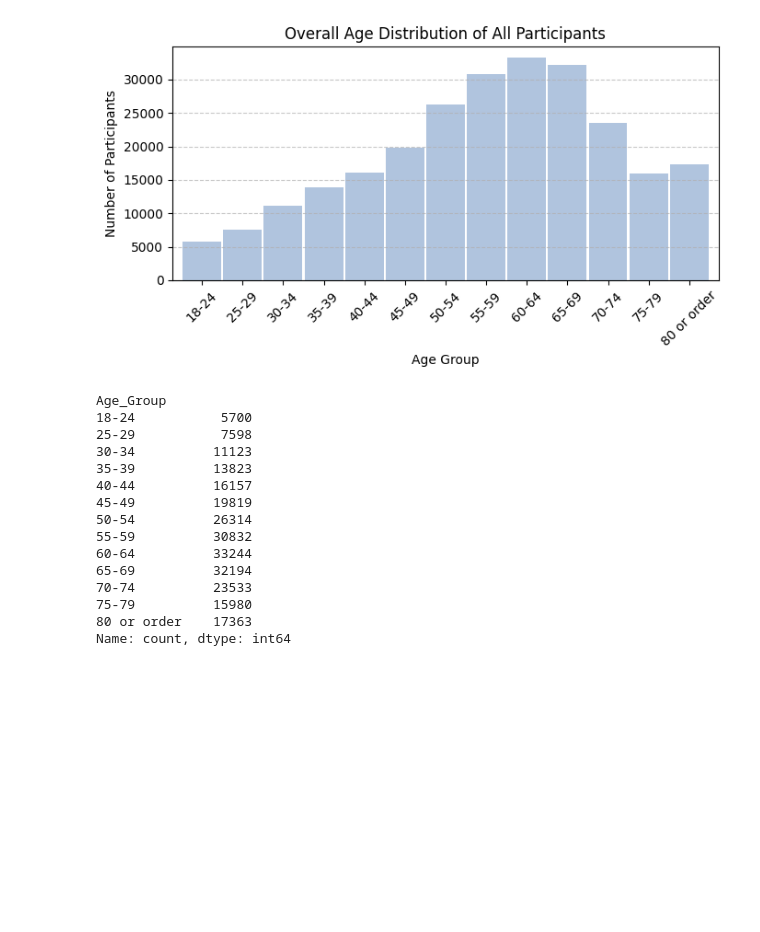
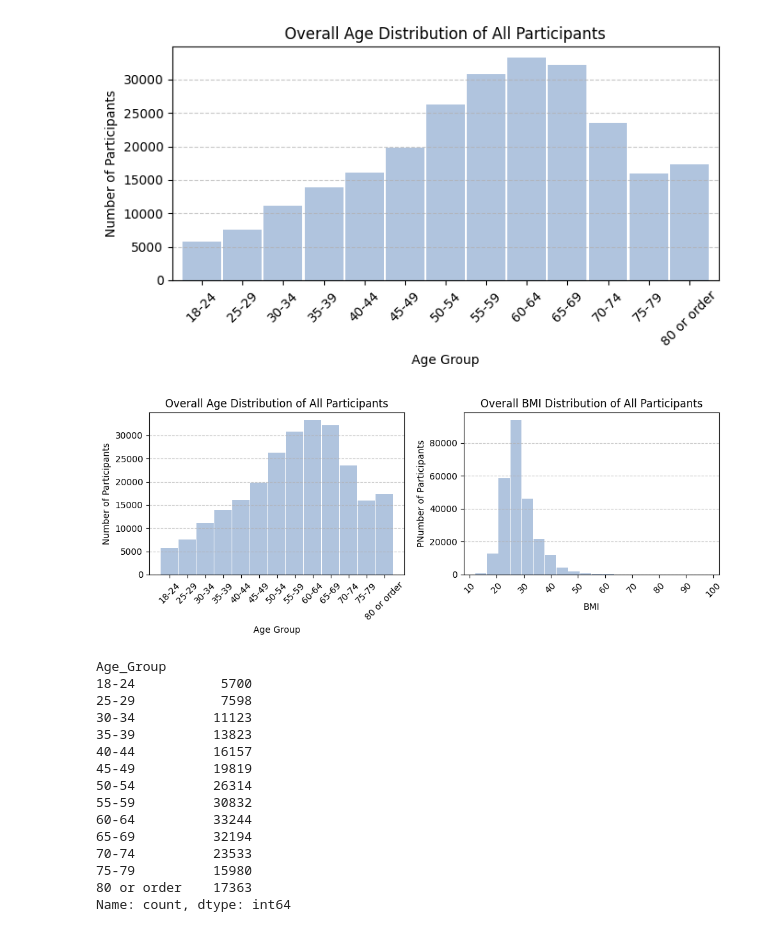
Before and after one commit to schowbey/m228-final-project, a Jupyter notebook: cdc_exw.ipynb, the cells around one changed output. Drawn from its saved outputs; the diff is of its cells as text; code cells hidden in the pictures; blank space fills up the shorter version.

```diff
--- a/cdc_exw.ipynb
+++ b/cdc_exw.ipynb
@@ -125,6 +139,34 @@ plt.tight_layout()
 plt.show()
 # %% [output]
 [figure]
+# %%
+# Create a figure and a set of subplots (1 row, 2 columns)
+fig, axes = plt.subplots(nrows=1, ncols=2, figsize=(10, 4)) #
+
+#df['Age_Group'].value_counts().sort_index().plot(kind='bar', color='lightsteelblue',width=0.95)
+age_counts = df['Age_Group'].value_counts().sort_index()
+
+# format plot
+axes[0].bar(age_counts.index,age_counts.values,color='lightsteelblue',width=0.95)
+axes[0].set_xlabel('Age Group')
+axes[0].set_ylabel('Number of Participants')
+axes[0].set_title('Overall Age Distribution of All Participants')
+axes[0].tick_params(axis='x', rotation=45) # Rotates labels so they don't overlap
+axes[0].grid(axis='y', linestyle='--', alpha=0.7)
+
+# plot BMI distribution
+axes[1].hist(df['BMI'], bins=20,color='lightsteelblue',rwidth=0.95)
+axes[1].set_xlabel('BMI')
+axes[1].set_ylabel('PNumber of Participants')
+axes[1].set_title('Overall BMI Distribution of All Participants')
+axes[1].set_xticks(np.arange(10, 101, 10))
+axes[1].tick_params(axis='x', rotation=45)
+axes[1].grid(axis='y', linestyle='--', alpha=0.7)
+
+plt.tight_layout()
+plt.show()
+# %% [output]
+[figure, added]
 # %%
 age_counts = df['Age_Group'].value_counts()
 age_counts.sort_index()
```
Also changed, not shown: parts of 1 cell of this notebook, 1 other file.
